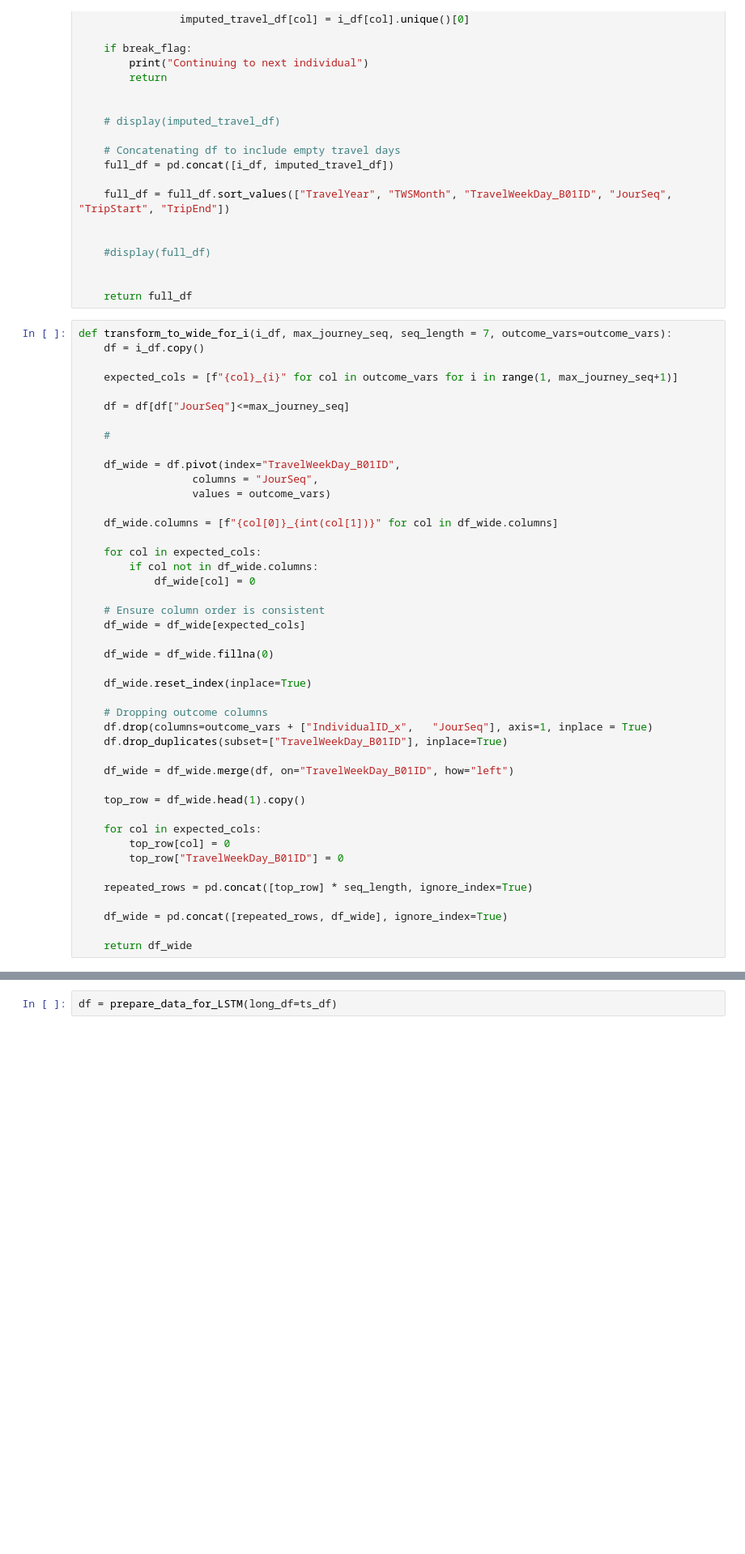
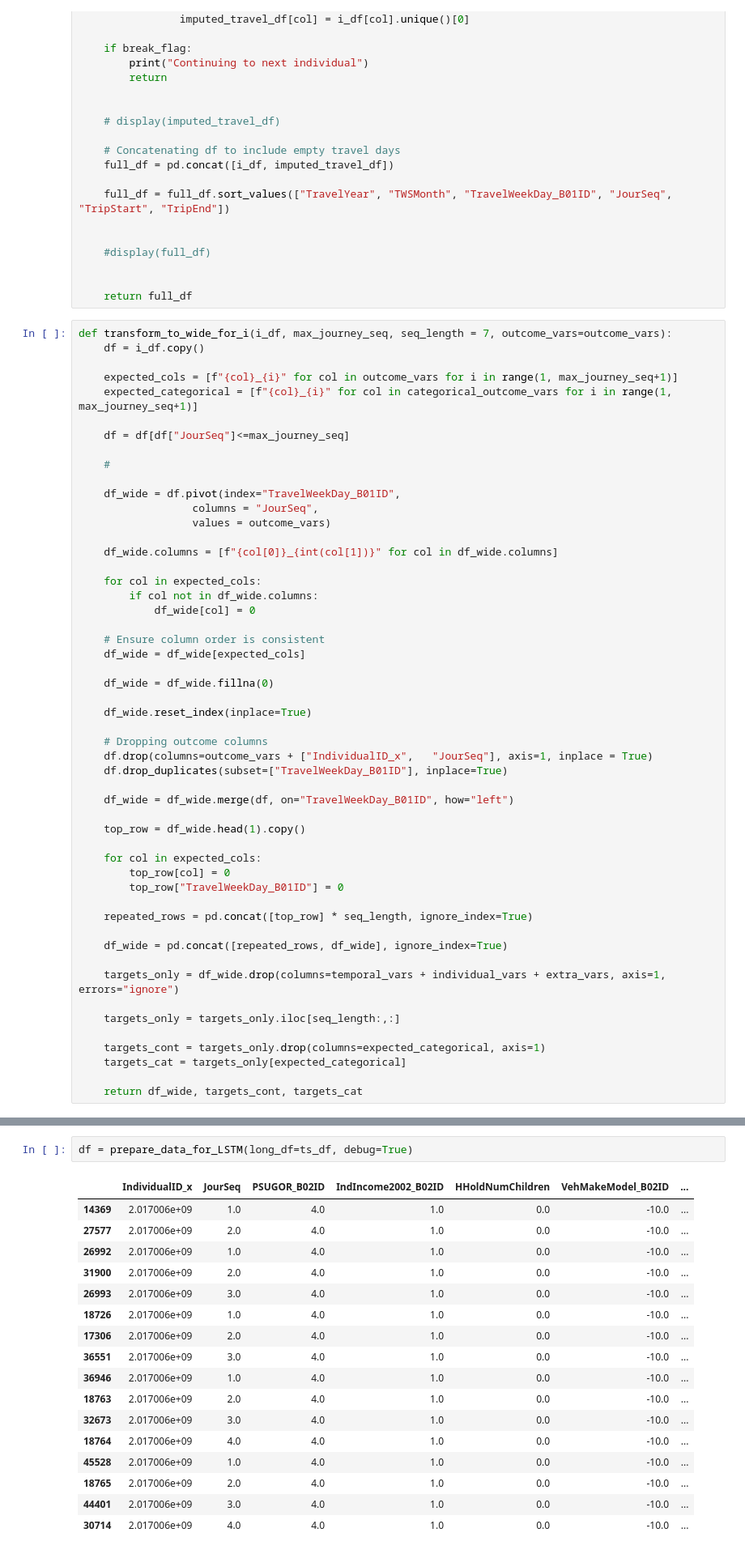
Before and after one commit to andriysinclair/GANS4MOBILITY, a Jupyter notebook: rough.ipynb, the cells around one changed output, grey strips where cells are left out. Shown at 81% size. Saved outputs shown, nothing was run; the diff lists cells and outputs as text; blank space fills up the shorter version.

```diff
--- a/rough.ipynb
+++ b/rough.ipynb
@@ -139,6 +124,7 @@ def transform_to_wide_for_i(i_df, max_journey_seq, seq_length = 7, outcome_vars=
     df = i_df.copy()
 
     expected_cols = [f"{col}_{i}" for col in outcome_vars for i in range(1, max_journey_seq+1)]
+    expected_categorical = [f"{col}_{i}" for col in categorical_outcome_vars for i in range(1, max_journey_seq+1)]
 
     df = df[df["JourSeq"]<=max_journey_seq]
 
@@ -177,7 +163,14 @@ def transform_to_wide_for_i(i_df, max_journey_seq, seq_length = 7, outcome_vars=
 
     df_wide = pd.concat([repeated_rows, df_wide], ignore_index=True)
 
-    return df_wide
+    targets_only = df_wide.drop(columns=temporal_vars + individual_vars + extra_vars, axis=1, errors="ignore")
+
+    targets_only = targets_only.iloc[seq_length:,:]
+
+    targets_cont = targets_only.drop(columns=expected_categorical, axis=1)
+    targets_cat = targets_only[expected_categorical]
+
+    return df_wide, targets_cont, targets_cat
 # %%
 def prepare_data_for_LSTM(long_df, impute_missing_travel_weeks=True, transform_to_wide=False, transform_to_tensor=False, debug=False):
 
@@ -243,4 +269,22 @@ def prepare_data_for_LSTM(long_df, impute_missing_travel_weeks=True, transform_t
     else:
         return df
 # %%
-df = prepare_data_for_LSTM(long_df=ts_df)
+df = prepare_data_for_LSTM(long_df=ts_df, debug=True)
+# %% [output]
+|  | IndividualID_x | JourSeq | PSUGOR_B02ID | IndIncome2002_B02ID | HHoldNumChildren | VehMakeModel_B02ID | ... |
+| 14369 | 2.017006e+09 | 1.0 | 4.0 | 1.0 | 0.0 | -10.0 | ... |
+| 27577 | 2.017006e+09 | 2.0 | 4.0 | 1.0 | 0.0 | -10.0 | ... |
+| 26992 | 2.017006e+09 | 1.0 | 4.0 | 1.0 | 0.0 | -10.0 | ... |
+| 31900 | 2.017006e+09 | 2.0 | 4.0 | 1.0 | 0.0 | -10.0 | ... |
+| 26993 | 2.017006e+09 | 3.0 | 4.0 | 1.0 | 0.0 | -10.0 | ... |
+| 18726 | 2.017006e+09 | 1.0 | 4.0 | 1.0 | 0.0 | -10.0 | ... |
+| 17306 | 2.017006e+09 | 2.0 | 4.0 | 1.0 | 0.0 | -10.0 | ... |
+| 36551 | 2.017006e+09 | 3.0 | 4.0 | 1.0 | 0.0 | -10.0 | ... |
+| 36946 | 2.017006e+09 | 1.0 | 4.0 | 1.0 | 0.0 | -10.0 | ... |
+| 18763 | 2.017006e+09 | 2.0 | 4.0 | 1.0 | 0.0 | -10.0 | ... |
+| 32673 | 2.017006e+09 | 3.0 | 4.0 | 1.0 | 0.0 | -10.0 | ... |
+| 18764 | 2.017006e+09 | 4.0 | 4.0 | 1.0 | 0.0 | -10.0 | ... |
+| 45528 | 2.017006e+09 | 1.0 | 4.0 | 1.0 | 0.0 | -10.0 | ... |
+| 18765 | 2.017006e+09 | 2.0 | 4.0 | 1.0 | 0.0 | -10.0 | ... |
+| 44401 | 2.017006e+09 | 3.0 | 4.0 | 1.0 | 0.0 | -10.0 | ... |
+| 30714 | 2.017006e+09 | 4.0 | 4.0 | 1.0 | 0.0 | -10.0 | ... |
```
Also changed, not shown: parts of 25 cells of this notebook, 1 other file.
